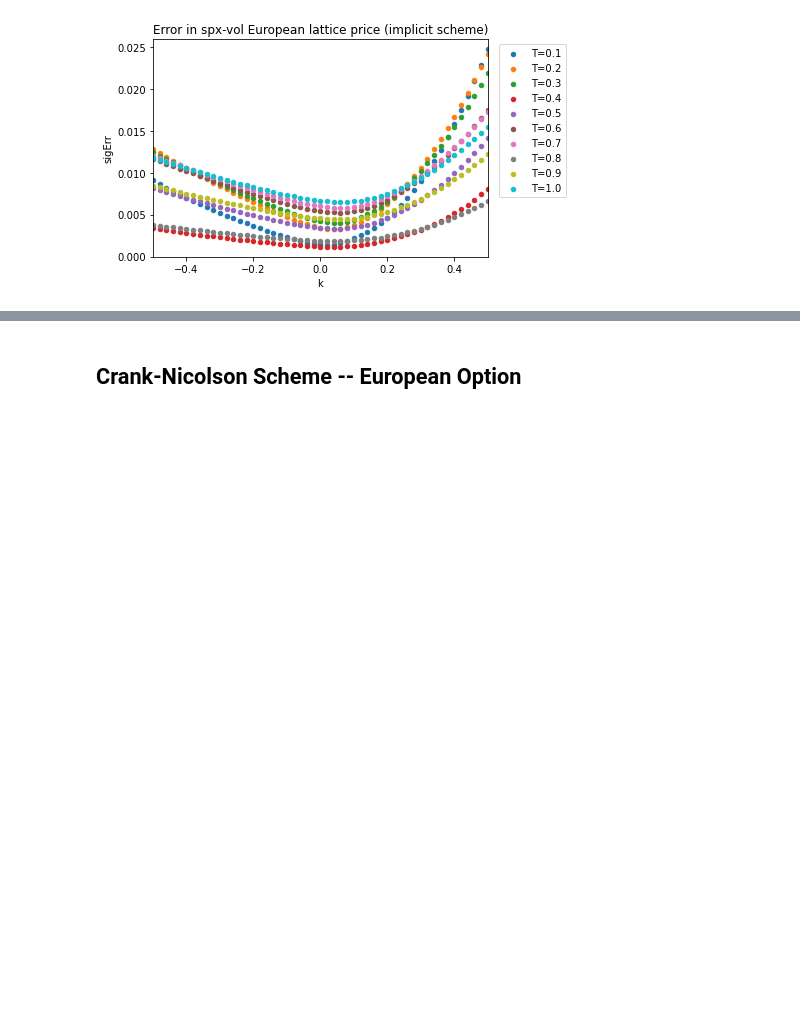
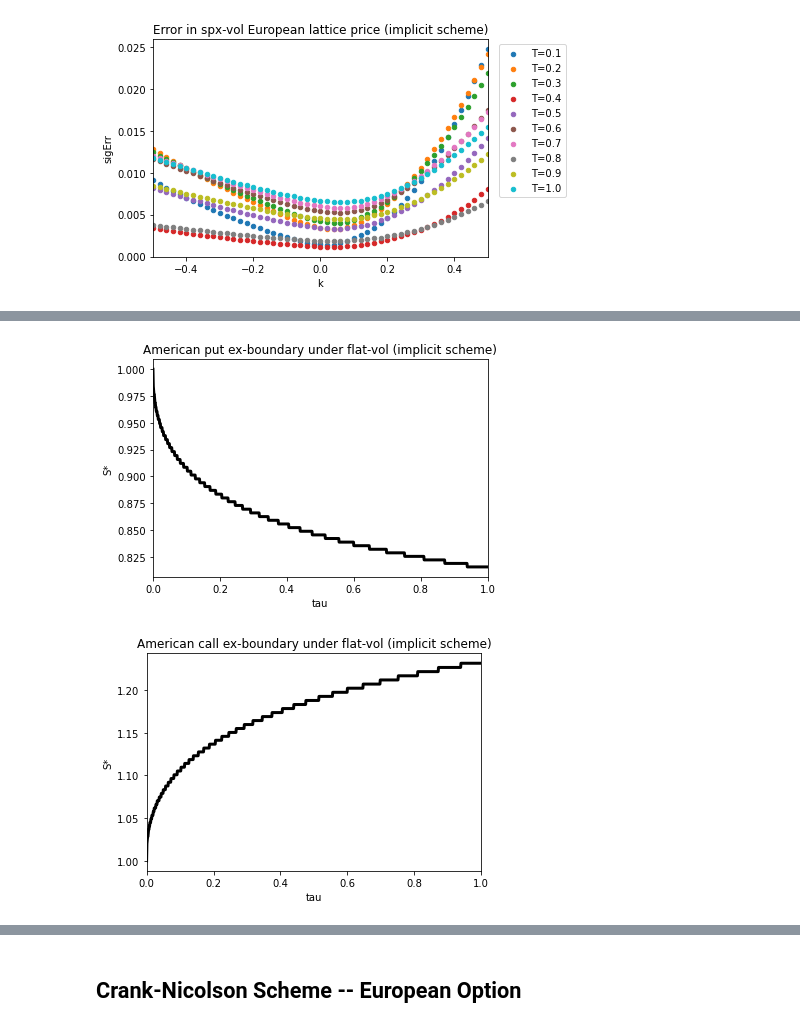
Before and after one commit to frankieycy/option-pricing, a Jupyter notebook: research/american-option/main.ipynb, the cells around one changed output, grey strips where cells are left out. Cells and saved outputs as stored; diff of their text form; code cells hidden in the pictures; blank space fills up the shorter version.

```diff
--- a/research/american-option/main.ipynb
+++ b/research/american-option/main.ipynb
@@ -31,0 +48,5 @@ def PlotFeatureByTexp(df, n, title=None):
+# %%
+def PlotExBdryOverTime(b, title=None):
+    b.plot(c='k',lw=3,xlabel='tau',ylabel='S*',title=title,legend=None)
+    plt.xlim(b.index[0],b.index[-1])
+    plt.show()
@@ -42,0 +112,6 @@ PlotFeatureByTexp(df_spxvol,'sigErr','Error in spx-vol European lattice price (i
+# %%
+PlotExBdryOverTime(df_atmput_ex,'American put ex-boundary under flat-vol (implicit scheme)')
+PlotExBdryOverTime(df_atmcall_ex,'American call ex-boundary under flat-vol (implicit scheme)')
+# %% [output]
+[figure, added]
+[figure, added]
```
Also changed, not shown: parts of 23 cells of this notebook, 22 other files.
